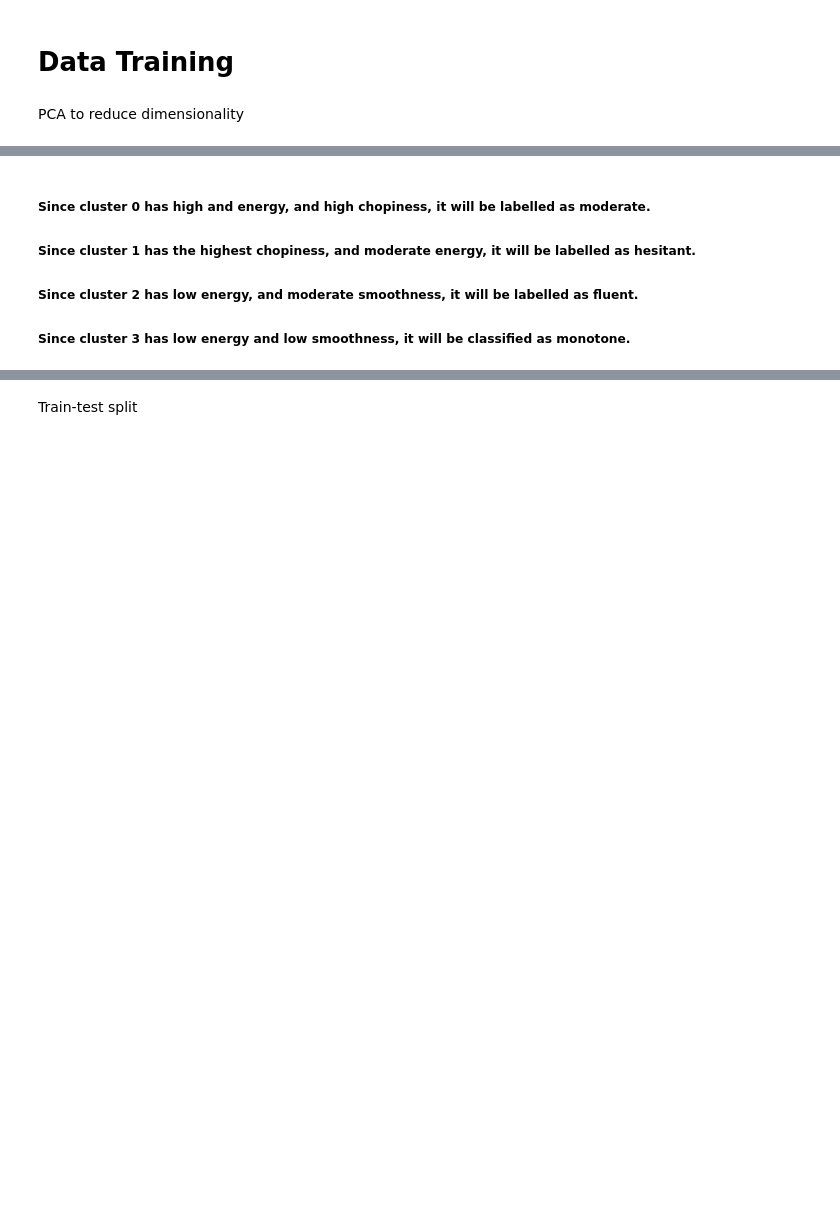
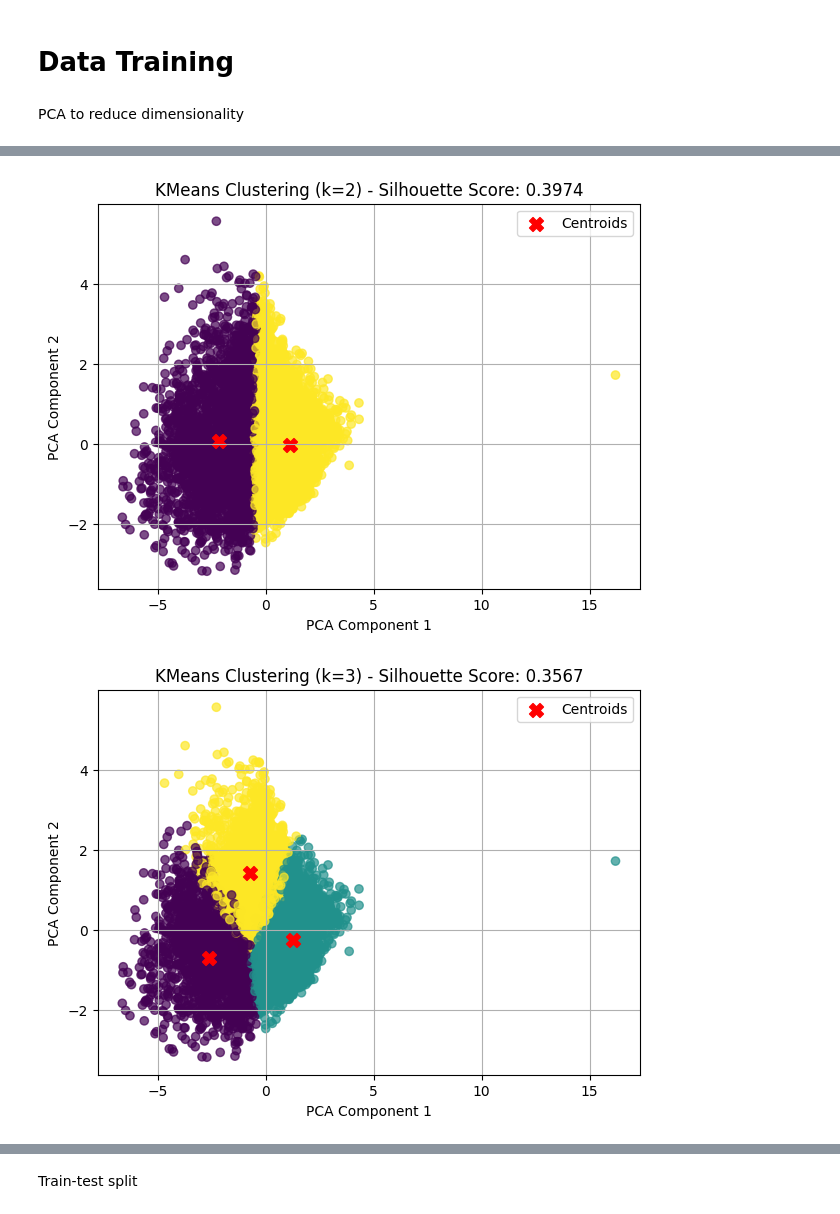
Before and after one commit to lemon-mochi/AI-Based-Public-Speaking-Feedback-System, a Jupyter notebook: Main.ipynb, the cells around one changed output, grey strips where cells are left out. Cells and saved outputs as stored; diff of their text form; code cells hidden in the pictures; blank space fills up the shorter version.

```diff
--- a/Main.ipynb
+++ b/Main.ipynb
@@ -329,0 +363,14 @@ print(df_filtered[['filename', 'pitch_variation', 'energy_stability', 'pause_fre
+# %%
+# print(df_filtered[['filename', 'mfcc_variance', 'spectral_centroid', 'articulation_rate', 'pitch_variation', 'energy_stability', 'pause_frequency', 'pause_duration', 'speaking_rate' ]].head())
+
+cols_to_add = ['filename', 'articulation_rate', 'mfcc_variance', 'spectral_centroid']
+df_selected = df_features[cols_to_add]
+df_final = pd.merge(df_filtered, df_selected, on='filename', how='left')
+
+# Drop mfcc from df_final
+mfcc_columns = [f"mfcc_{i}" for i in range(40)]
+df_final = df_final.drop(columns=mfcc_columns)
+print(df_final.columns)
+
+# print(df_final[['filename', 'mfcc_variance', 'spectral_centroid', 'articulation_rate', 'pitch_variation', 'energy_stability', 'pause_frequency', 'pause_duration', 'speaking_rate' ]].head())
+print(df_final.head())
@@ -383,5 +399,53 @@ df_filtered.groupby('cluster')[['f0_mean', 'rms_mean', 'zcr_mean']].mean()
-# %% [markdown]
-##### Since cluster 0 has high and energy, and high chopiness, it will be labelled as moderate.
-##### Since cluster 1 has the highest chopiness, and moderate energy, it will be labelled as hesitant.
-##### Since cluster 2 has low energy, and moderate smoothness, it will be labelled as fluent.
-##### Since cluster 3 has low energy and low smoothness, it will be classified as monotone.
+# %%
+from sklearn.metrics import silhouette_score
+# Features for clustering
+columns_for_clustering = [
+    'f0_mean', 'rms_mean', 'zcr_mean', 'pitch_variation', 'energy_stability',
+    'pause_frequency', 'pause_duration', 'speaking_rate',
+    'articulation_rate', 'mfcc_variance', 'spectral_centroid'
+]
+
+# 1. Standardize the features
+scaler = StandardScaler()
+scaled_data = scaler.fit_transform(df_final[columns_for_clustering])
+joblib.dump(scaler, "scaler.pkl")
+
+# 2. Try different k values
+k_values = range(2, 7)
+silhouette_scores = []
+
+for k in k_values:
+    kmeans = KMeans(n_clusters=k, random_state=42)
+    cluster_labels = kmeans.fit_predict(scaled_data)
+
+    score = silhouette_score(scaled_data, cluster_labels)
+    silhouette_scores.append(score)
+
+    # PCA for visualization
+    pca = PCA(n_components=2)
+    reduced_data = pca.fit_transform(scaled_data)
+    centroids_2d = pca.transform(kmeans.cluster_centers_)
+
+    # Plot clusters
+    plt.figure(figsize=(7, 5))
+    plt.scatter(reduced_data[:, 0], reduced_data[:, 1], c=cluster_labels, cmap='viridis', alpha=0.7)
+    plt.scatter(centroids_2d[:, 0], centroids_2d[:, 1], c='red', marker='X', s=100, label='Centroids')
+    plt.title(f'KMeans Clustering (k={k}) - Silhouette Score: {score:.4f}')
+    plt.xlabel("PCA Component 1")
+    plt.ylabel("PCA Component 2")
+    plt.legend()
+    plt.grid(True)
+    plt.show()
+
+# 3. Plot silhouette score summary
+plt.figure(figsize=(8, 5))
+plt.plot(k_values, silhouette_scores, marker='o', linestyle='--', color='purple')
+plt.title("Silhouette Score vs Number of Clusters (k)")
+plt.xlabel("Number of Clusters (k)")
+plt.ylabel("Silhouette Score")
+plt.grid(True)
+plt.xticks(k_values)
+plt.show()
+# %% [output]
+[figure, added]
+[figure, added]
```
Also changed, not shown: parts of 24 cells of this notebook.
